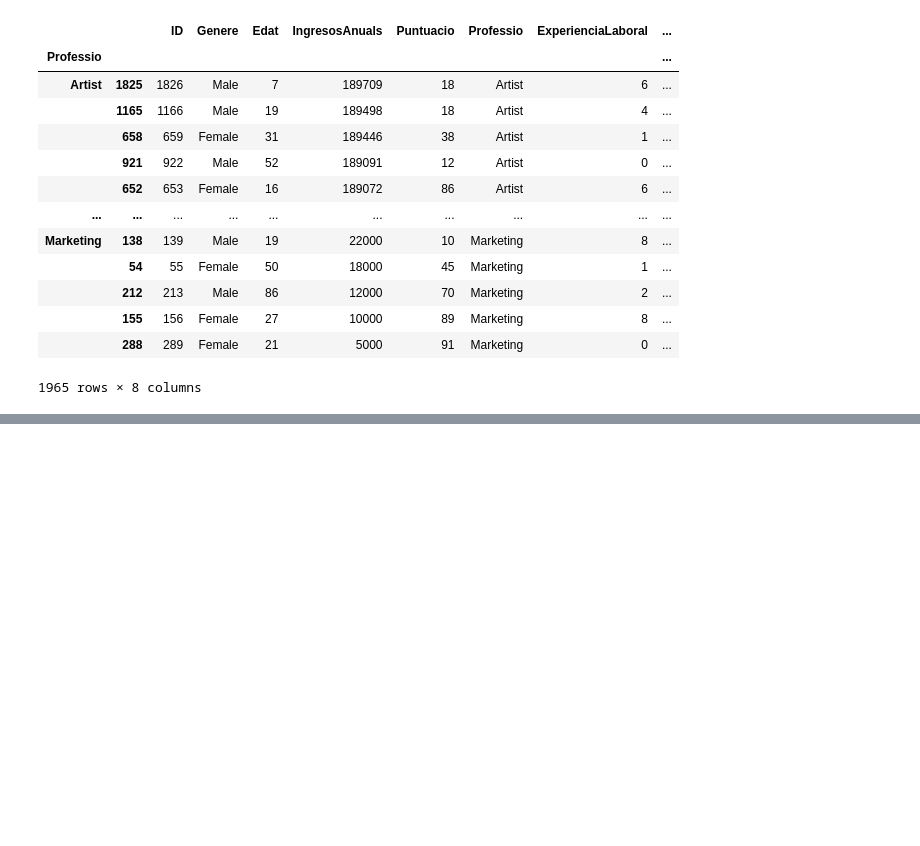
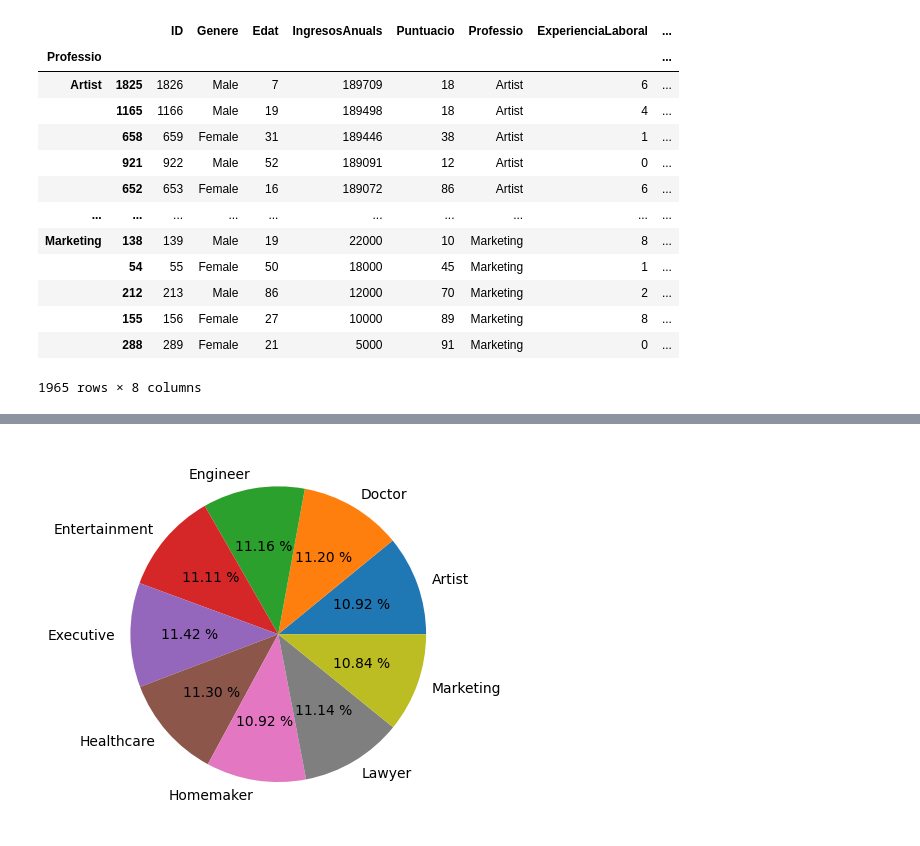
Before and after one commit to FaKeAdRi/Projectes-big-data, a Jupyter notebook: ProjecteClients/Projecte_StoreCustomerData.ipynb, the cells around one changed output, grey strips where cells are left out. Drawn from its saved outputs; the diff is of its cells as text; code cells hidden in the pictures; blank space fills up the shorter version.

```diff
--- a/ProjecteClients/Projecte_StoreCustomerData.ipynb
+++ b/ProjecteClients/Projecte_StoreCustomerData.ipynb
@@ -150,0 +195,5 @@ KeyError: 'Artist'
+# %%
+plt.pie(promigIngresosPerProfesio["IngresosAnuals"], labels=promigIngresosPerProfesio["Professio"], autopct="%0.2f %%")
+plt.show()
+# %% [output]
+[figure, added]
```
Also changed, not shown: parts of 36 cells of this notebook.
